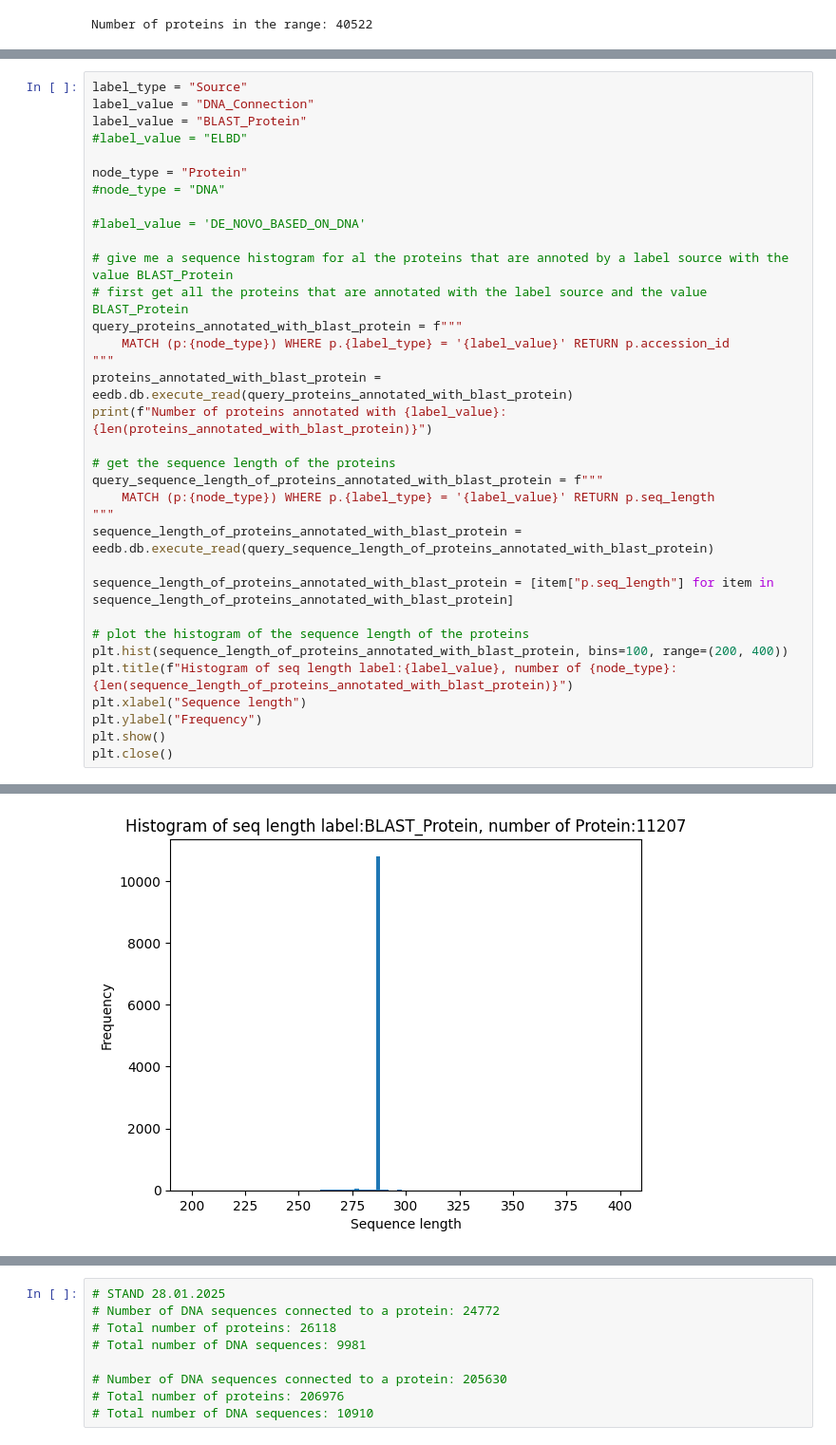
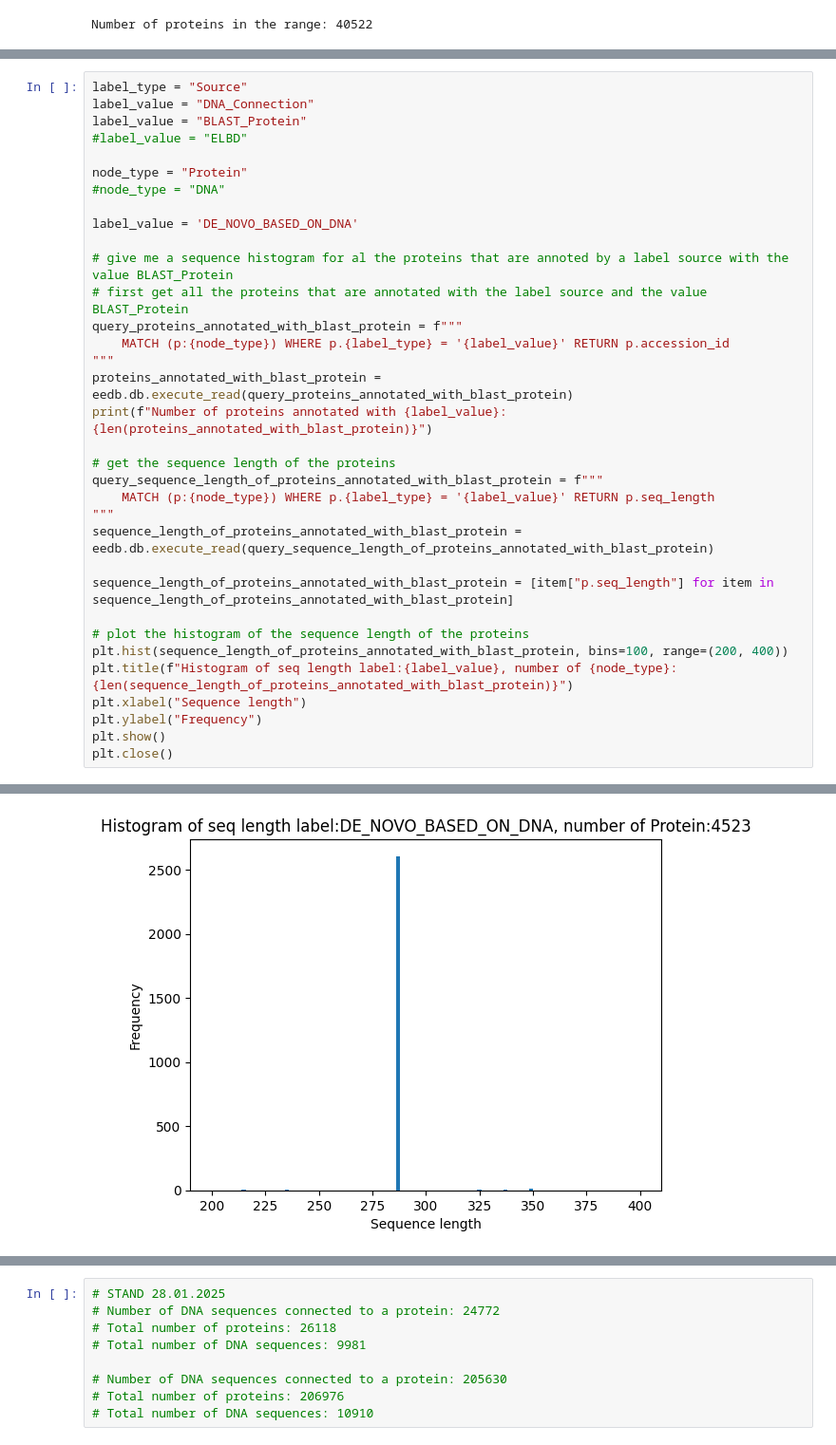
Before and after one commit to PyEED/TEM-lactamase, a Jupyter notebook: scr/code/006_TEM_Data_Stats.ipynb, the cells around one changed output, grey strips where cells are left out. Shown at 95% size. Saved outputs shown, nothing was run; the diff lists cells and outputs as text.

```diff
--- a/scr/code/006_TEM_Data_Stats.ipynb
+++ b/scr/code/006_TEM_Data_Stats.ipynb
@@ -242,7 +242,7 @@ label_value = "BLAST_Protein"
 node_type = "Protein"
 #node_type = "DNA"
 
-#label_value = 'DE_NOVO_BASED_ON_DNA'
+label_value = 'DE_NOVO_BASED_ON_DNA'
 
 # give me a sequence histogram for al the proteins that are annoted by a label source with the value BLAST_Protein
 # first get all the proteins that are annotated with the label source and the value BLAST_Protein
@@ -272,4 +272,4 @@ Number of proteins annotated with BLAST_Protein: 11207
-[figure, old version]
+[figure, new version]
 # %%
 # the number of the proteins labeled like the above shoudl include all proteins in the database
 # so i want to check if the number of proteins labeled like the above is the same as the total number of proteins in the database
```
Also changed, not shown: parts of 9 cells of this notebook, 4 other files.
